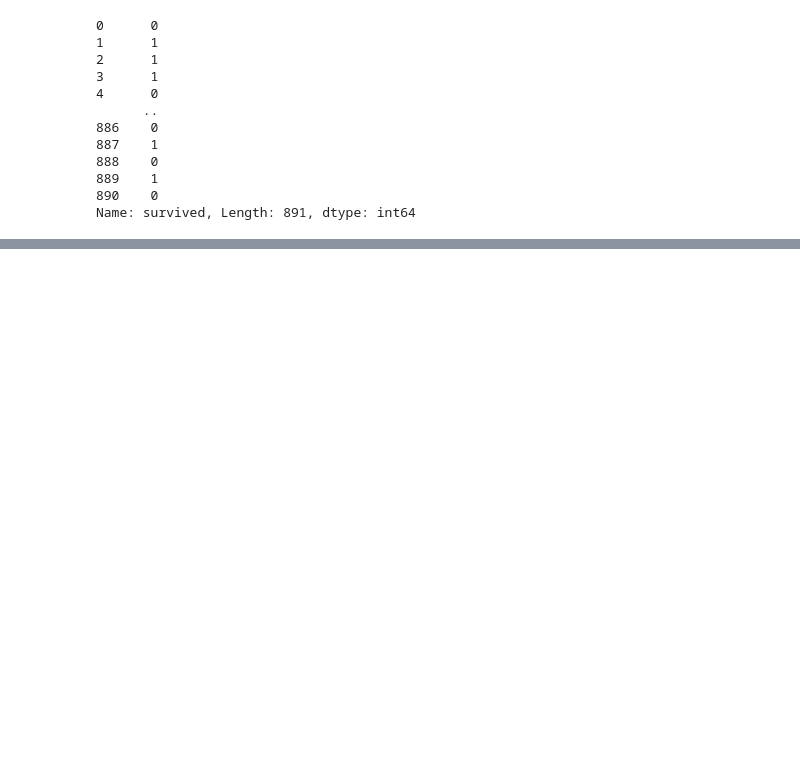
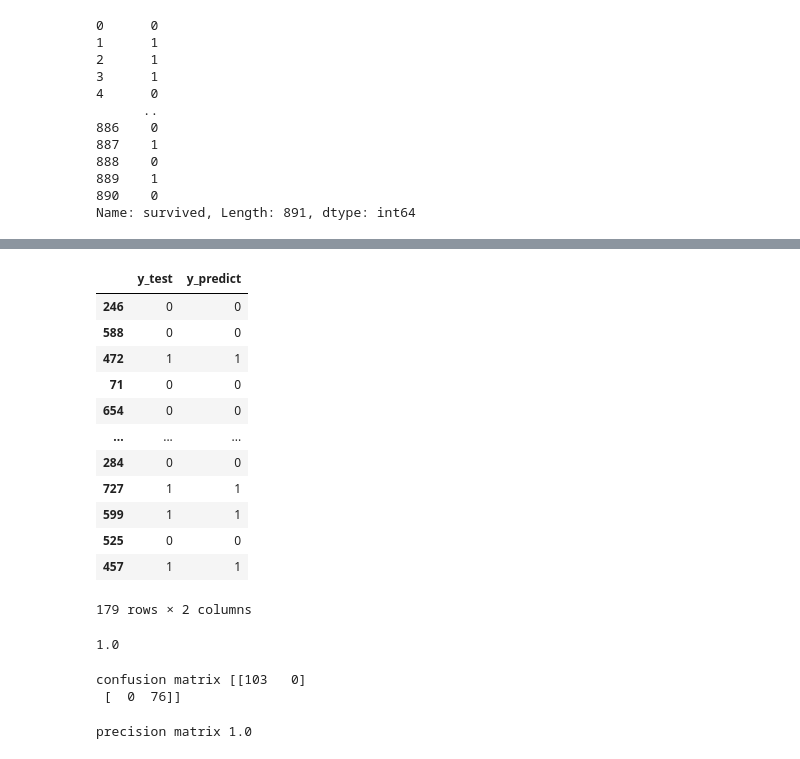
Before and after one commit to aqsakhan22/MachineLearning2025, a Jupyter notebook: LogisticRegression/titanic_data.ipynb, the cells around one changed output, grey strips where cells are left out. Cells and saved outputs as stored; diff of their text form; code cells hidden in the pictures; blank space fills up the shorter version.

```diff
--- a/LogisticRegression/titanic_data.ipynb
+++ b/LogisticRegression/titanic_data.ipynb
@@ -212,0 +249,3 @@ Name: survived, Length: 891, dtype: int64
+# %%
+from sklearn.linear_model import LogisticRegression
+model=LogisticRegression()
@@ -212,0 +256,7 @@ Name: survived, Length: 891, dtype: int64
+# %%
+# y_pred=model.predict(X_test)
+y_pred=model.predict([[1, 0, 3, True, False, True,
+       'embarked_Q', 'embarked_S', 'class_Second', 'class_Third', 'who_man',
+       'who_woman', 'deck_B', 'deck_C', 'deck_D', 'deck_E', 'deck_F', 'deck_G',
+       'embark_town_Queenstown', 'embark_town_Southampton', 'alive_yes']])
+y_pred
@@ -212,0 +273,16 @@ Name: survived, Length: 891, dtype: int64
+# %%
+pd.DataFrame({'y_test':y_test,'y_predict':y_pred})
+# %% [output]
+|  | y_test | y_predict |
+| 246 | 0 | 0 |
+| 588 | 0 | 0 |
+| 472 | 1 | 1 |
+| 71 | 0 | 0 |
+| 654 | 0 | 0 |
+| ... | ... | ... |
+| 284 | 0 | 0 |
+| 727 | 1 | 1 |
+| 599 | 1 | 1 |
+| 525 | 0 | 0 |
+| 457 | 1 | 1 |
+179 rows × 2 columns
@@ -212,0 +291,14 @@ Name: survived, Length: 891, dtype: int64
+# %%
+accuracy_score(y_test,y_pred)
+# %% [output]
+1.0
+# %%
+print('confusion matrix',confusion_matrix(y_test,y_pred))
+# %% [output]
+confusion matrix [[103   0]
+ [  0  76]]
+# %%
+print('precision matrix',precision_score(y_test,y_pred))
+# jub precision and accuracy or f1 score 1.0 aye tou sahi hai
+# %% [output]
+precision matrix 1.0
```
Also changed, not shown: parts of 13 cells of this notebook, 1 other file.
